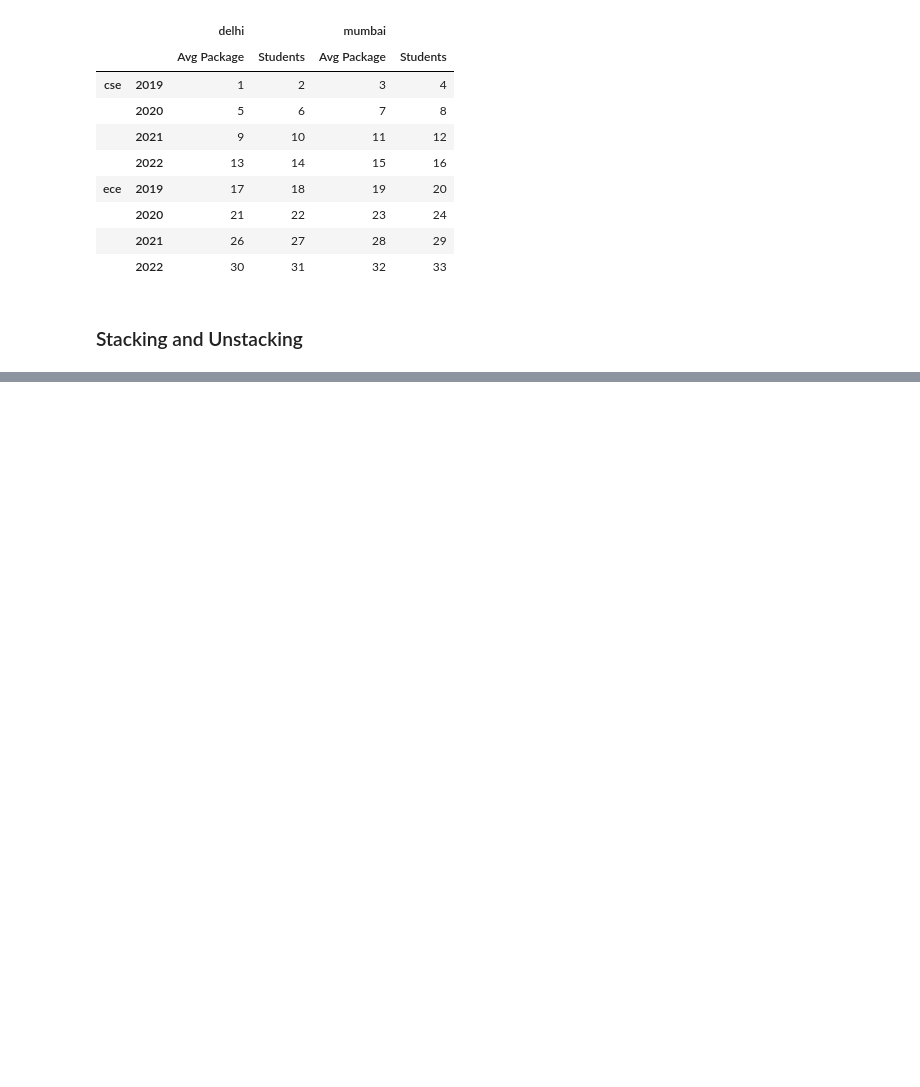
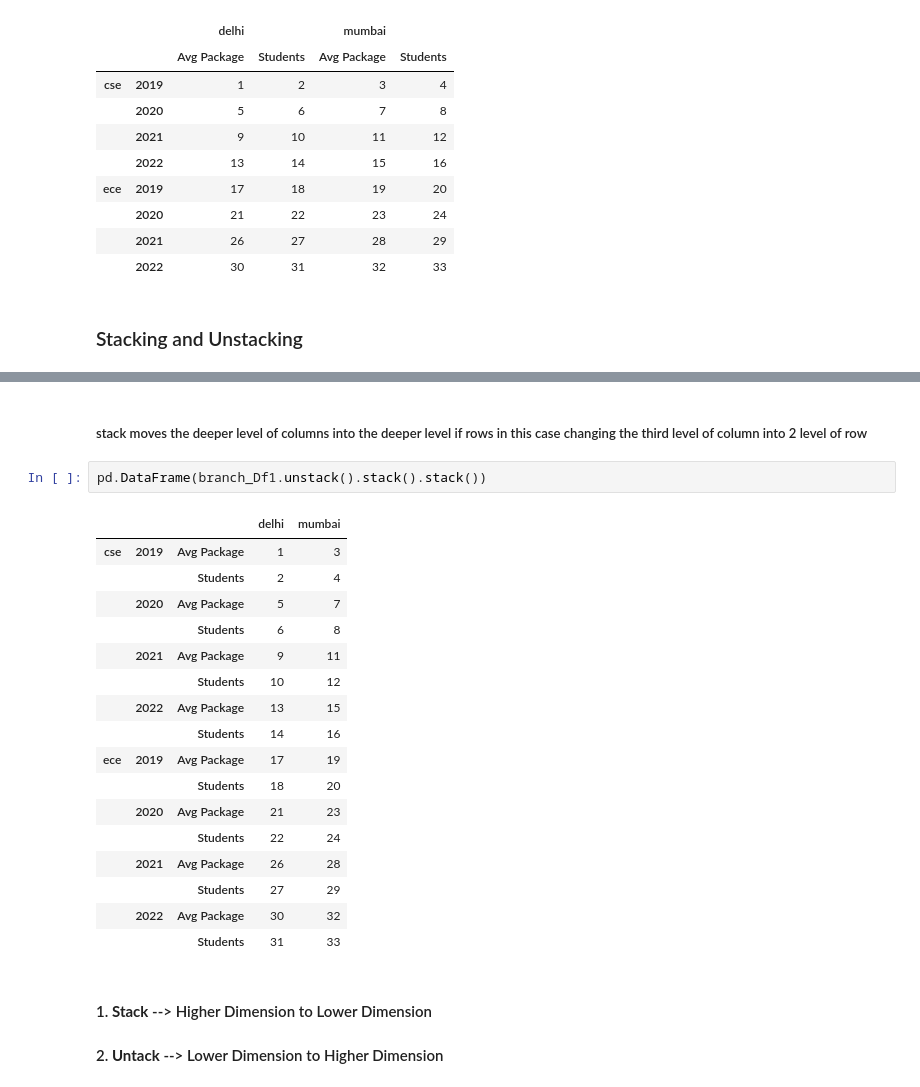
Before and after one commit to swayam-learning/prep, a Jupyter notebook: MultiindexSeries.ipynb, the cells around one changed output, grey strips where cells are left out. Drawn from its saved outputs; the diff is of its cells as text; blank space fills up the shorter version.

```diff
--- a/MultiindexSeries.ipynb
+++ b/MultiindexSeries.ipynb
@@ -214,0 +273,25 @@ branch_Df1
+# %% [markdown]
+##### stack moves the deeper level of columns into the deeper level if rows in this case changing the third level of column into 2 level of row
+# %%
+pd.DataFrame(branch_Df1.unstack().stack().stack())
+# %% [output]
+|  |  |  | delhi | mumbai |
+| cse | 2019 | Avg Package | 1 | 3 |
+|  |  | Students | 2 | 4 |
+|  | 2020 | Avg Package | 5 | 7 |
+|  |  | Students | 6 | 8 |
+|  | 2021 | Avg Package | 9 | 11 |
+|  |  | Students | 10 | 12 |
+|  | 2022 | Avg Package | 13 | 15 |
+|  |  | Students | 14 | 16 |
+| ece | 2019 | Avg Package | 17 | 19 |
+|  |  | Students | 18 | 20 |
+|  | 2020 | Avg Package | 21 | 23 |
+|  |  | Students | 22 | 24 |
+|  | 2021 | Avg Package | 26 | 28 |
+|  |  | Students | 27 | 29 |
+|  | 2022 | Avg Package | 30 | 32 |
+|  |  | Students | 31 | 33 |
+# %% [markdown]
+#### 1. **Stack** --> Higher Dimension to Lower Dimension
+#### 2. **Untack** --> Lower Dimension to Higher Dimension
```
Also changed, not shown: parts of 25 cells of this notebook.
